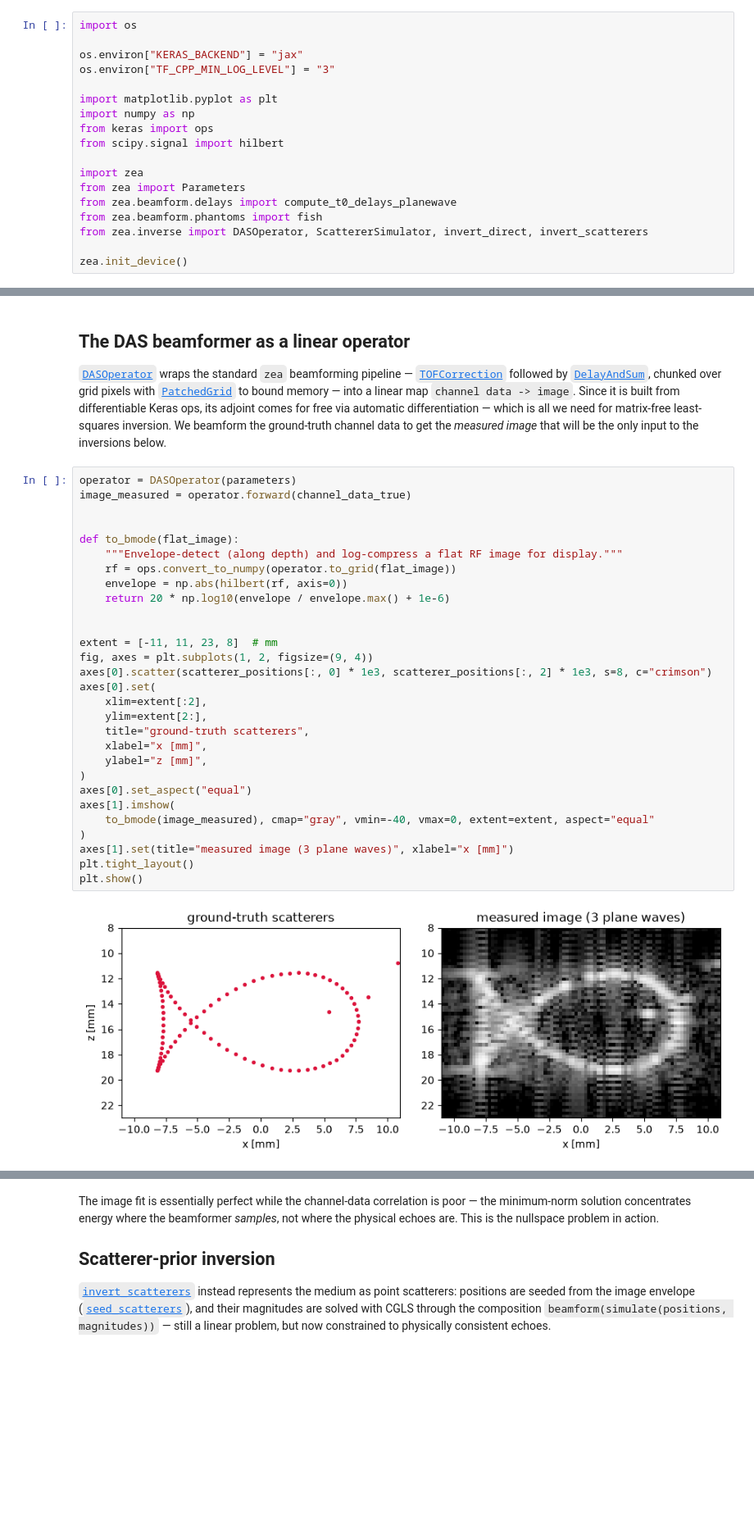
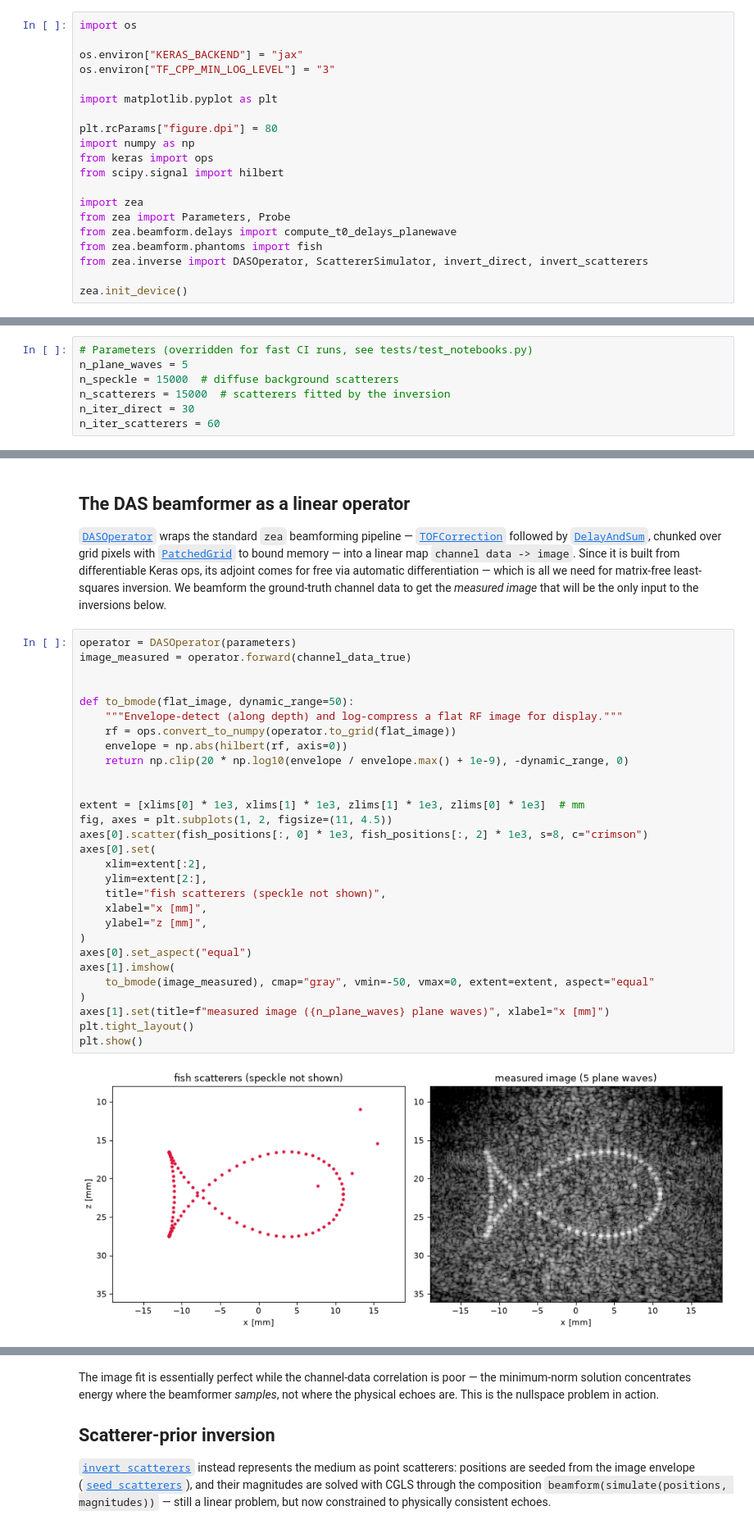
Before and after one commit to tue-bmd/zea, a Jupyter notebook: docs/source/notebooks/pipeline/inverse_beamforming_example.ipynb, the cells around one changed output, grey strips where cells are left out. Shown at 82% size. Drawn from its saved outputs; the diff is of its cells as text; blank space fills up the shorter version.

```diff
--- a/docs/source/notebooks/pipeline/inverse_beamforming_example.ipynb
+++ b/docs/source/notebooks/pipeline/inverse_beamforming_example.ipynb
@@ -37,12 +37,14 @@ os.environ["KERAS_BACKEND"] = "jax"
 os.environ["TF_CPP_MIN_LOG_LEVEL"] = "3"
 
 import matplotlib.pyplot as plt
+
+plt.rcParams["figure.dpi"] = 80
 import numpy as np
 from keras import ops
 from scipy.signal import hilbert
 
 import zea
-from zea import Parameters
+from zea import Parameters, Probe
 from zea.beamform.delays import compute_t0_delays_planewave
 from zea.beamform.phantoms import fish
 from zea.inverse import DASOperator, ScattererSimulator, invert_direct, invert_scatterers
@@ -55 +64,8 @@ zea: WARNING nvidia-smi is not available. Please install nvidia-utils. Cannot re
+# %%
+# Parameters (overridden for fast CI runs, see tests/test_notebooks.py)
+n_plane_waves = 5
+n_speckle = 15000  # diffuse background scatterers
+n_scatterers = 15000  # scatterers fitted by the inversion
+n_iter_direct = 30
+n_iter_scatterers = 60
 # %% [markdown]
@@ -122,32 +179,32 @@ be the only input to the inversions below.
 # %%
 operator = DASOperator(parameters)
 image_measured = operator.forward(channel_data_true)
 
 
-def to_bmode(flat_image):
+def to_bmode(flat_image, dynamic_range=50):
     """Envelope-detect (along depth) and log-compress a flat RF image for display."""
     rf = ops.convert_to_numpy(operator.to_grid(flat_image))
     envelope = np.abs(hilbert(rf, axis=0))
-    return 20 * np.log10(envelope / envelope.max() + 1e-6)
+    return np.clip(20 * np.log10(envelope / envelope.max() + 1e-9), -dynamic_range, 0)
 
 
-extent = [-11, 11, 23, 8]  # mm
-fig, axes = plt.subplots(1, 2, figsize=(9, 4))
-axes[0].scatter(scatterer_positions[:, 0] * 1e3, scatterer_positions[:, 2] * 1e3, s=8, c="crimson")
+extent = [xlims[0] * 1e3, xlims[1] * 1e3, zlims[1] * 1e3, zlims[0] * 1e3]  # mm
+fig, axes = plt.subplots(1, 2, figsize=(11, 4.5))
+axes[0].scatter(fish_positions[:, 0] * 1e3, fish_positions[:, 2] * 1e3, s=8, c="crimson")
 axes[0].set(
     xlim=extent[:2],
     ylim=extent[2:],
-    title="ground-truth scatterers",
+    title="fish scatterers (speckle not shown)",
     xlabel="x [mm]",
     ylabel="z [mm]",
 )
 axes[0].set_aspect("equal")
 axes[1].imshow(
-    to_bmode(image_measured), cmap="gray", vmin=-40, vmax=0, extent=extent, aspect="equal"
+    to_bmode(image_measured), cmap="gray", vmin=-50, vmax=0, extent=extent, aspect="equal"
 )
-axes[1].set(title="measured image (3 plane waves)", xlabel="x [mm]")
+axes[1].set(title=f"measured image ({n_plane_waves} plane waves)", xlabel="x [mm]")
 plt.tight_layout()
 plt.show()
 # %% [output]
-[figure, old version]
+[figure, new version]
 # %% [markdown]
```
Also changed, not shown: parts of 8 cells of this notebook, 1 other file.
